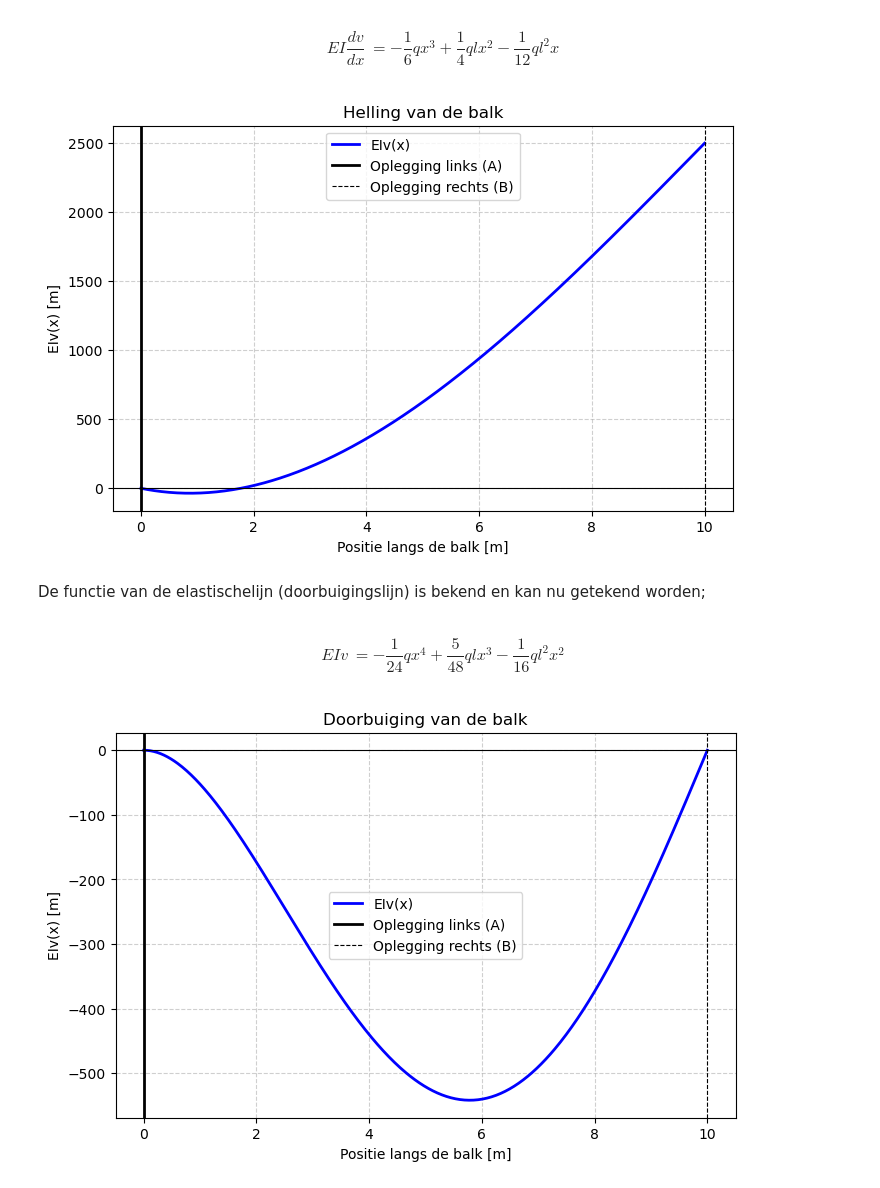
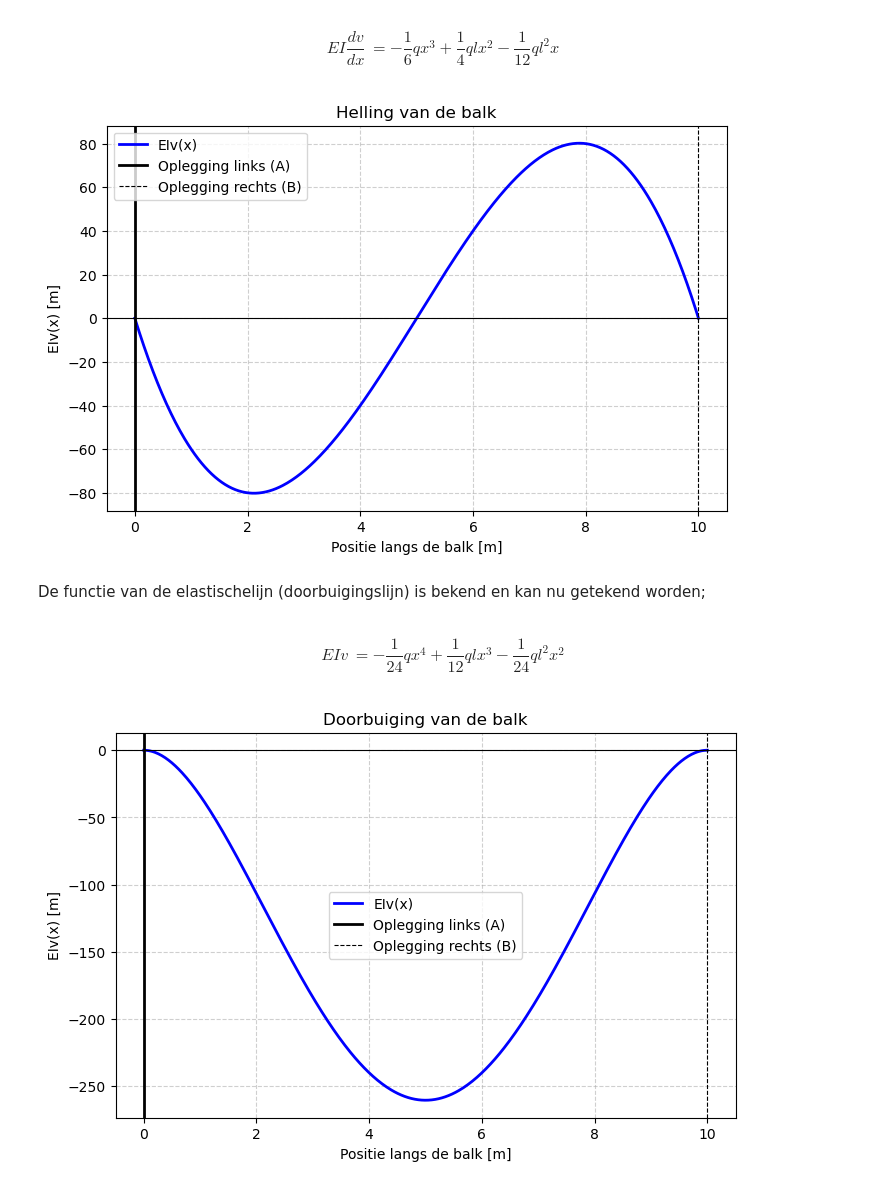
Before and after one commit to HHS-boeken/Mechanica, a Jupyter notebook: book/H3/Opgave_les3_2.ipynb, the cells around one changed output. Saved outputs shown, nothing was run; the diff lists cells and outputs as text; code cells hidden in the pictures.

```diff
--- a/book/H3/Opgave_les3_2.ipynb
+++ b/book/H3/Opgave_les3_2.ipynb
@@ -304,41 +304,41 @@ L = 10       # Lengte van de balk (m)
 x_C = 11     # Locatie van het koppel (m)
 q = 10     # Verdeelde belasting (kN/m, naar beneden)
 M_C = 160   # Koppel (kNm, met de klok mee)
 R_A = 20    # Reactiekracht bij A (kN)
 R_B = 60    # Reactiekracht bij B (kN)
 
 # Discretisatie van de balk
 x_values = np.linspace(0, L, 500)
 EIv_values = np.zeros_like(x_values)
 
 # Momentverloop berekenen
 for i, x in enumerate(x_values):
     if x < x_C:  # Links van het koppel
-        EIv_values[i] = (-(1/6) * q * x**3 + (8/16) * q * L * x**2 - (1/12) * q * L**2 *x ) * 1
+        EIv_values[i] = (-(1/6) * q * x**3 + (1/4) * q * L * x**2 - (1/12) * q * L**2 *x ) * 1
     else:  # Rechts van het koppel
         EIv_values[i] = 0
 
 # Plot de momentenlijn
 plt.figure(figsize=(8, 5))
 plt.plot(x_values, EIv_values, label="EIv(x)", linewidth=2, color='blue')
 plt.axhline(0, color='black', linewidth=0.8)
 #plt.axvline(x_C, color='blue', linestyle='dashed', linewidth=1, label="Koppel bij x=6m")
 plt.axvline(0, color='black', linewidth=2, label="Oplegging links (A)")
 plt.axvline(L, color='black', linestyle='dashed', linewidth=0.8, label="Oplegging rechts (B)")
 plt.xlabel("Positie langs de balk [m]")
 plt.ylabel("EIv(x) [m]")
 plt.title("Helling van de balk")
 plt.grid(True, linestyle='--', alpha=0.6)
 plt.legend()
 plt.show()
 # %% [output]
-[figure, old version]
+[figure, new version]
 # %% [markdown]
 De functie van de elastischelijn (doorbuigingslijn) is bekend en kan nu getekend worden;
 # %% [markdown]
 
 \begin{align}
-E   Iv &= -\dfrac{1}{24}qx^4 +\dfrac{5}{48}qlx^3 - \dfrac{1}{16}ql^2x^2
+    EIv &= -\dfrac{1}{24}qx^4 +\dfrac{1}{12}qlx^3 - \dfrac{1}{24}ql^2x^2
 \end{align}
 # %%
 import numpy as np
@@ -359,7 +359,7 @@ EIv_values = np.zeros_like(x_values)
 # Momentverloop berekenen
 for i, x in enumerate(x_values):
     if x < x_C:  # Links van het koppel
-        EIv_values[i] = (-(1/24) * q * x**4 + (5/48) * q * L * x**3 - (1/16) * q * L**2 * x**2) * 1
+        EIv_values[i] = (-(1/24) * q * x**4 + (1/12) * q * L * x**3 - (1/24) * q * L**2 * x**2) * 1
     else:  # Rechts van het koppel
         EIv_values[i] = 0
 
@@ -377,4 +377,4 @@ plt.grid(True, linestyle='--', alpha=0.6)
 plt.legend()
 plt.show()
 # %% [output]
-[figure, old version]
+[figure, new version]
```
